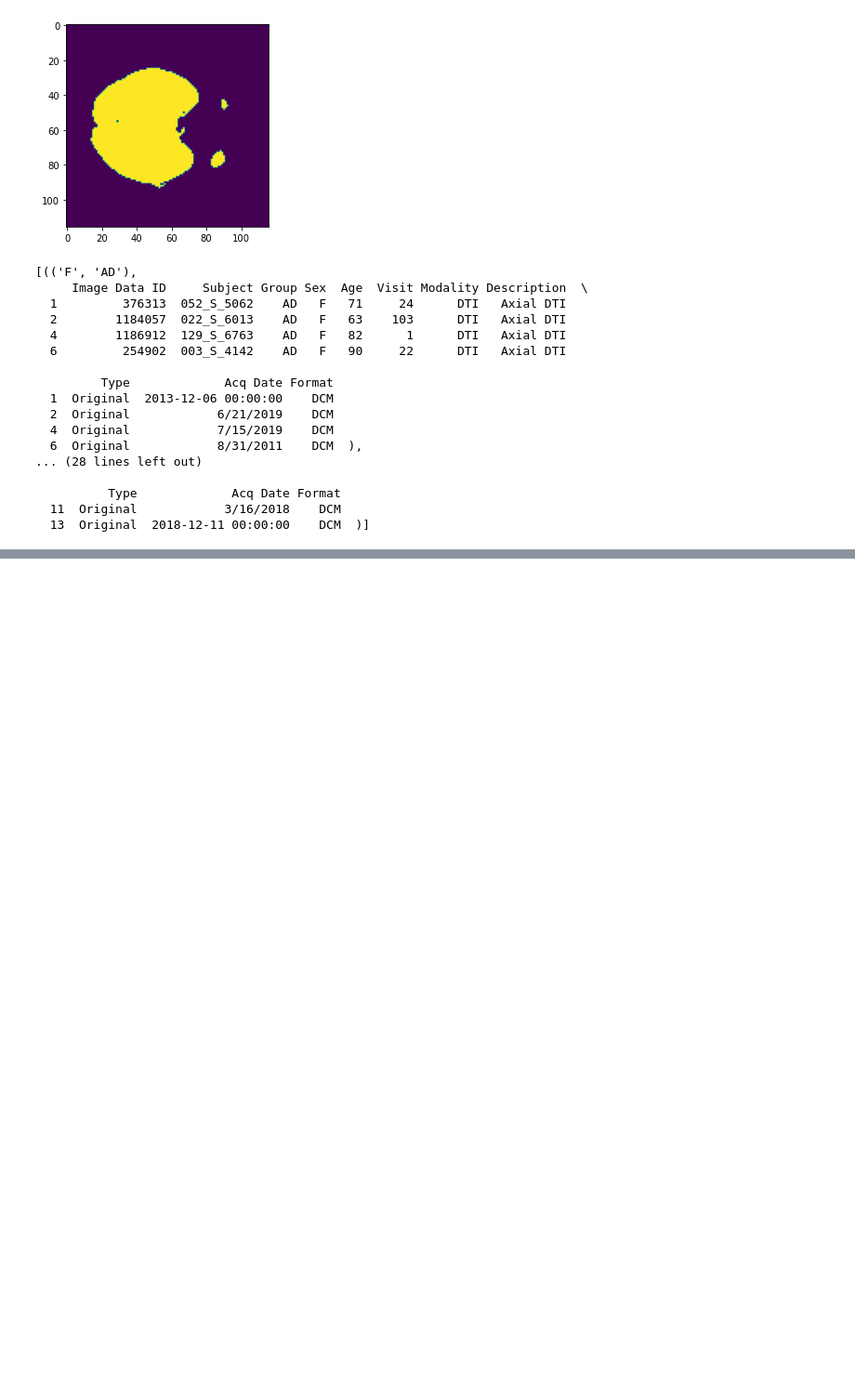
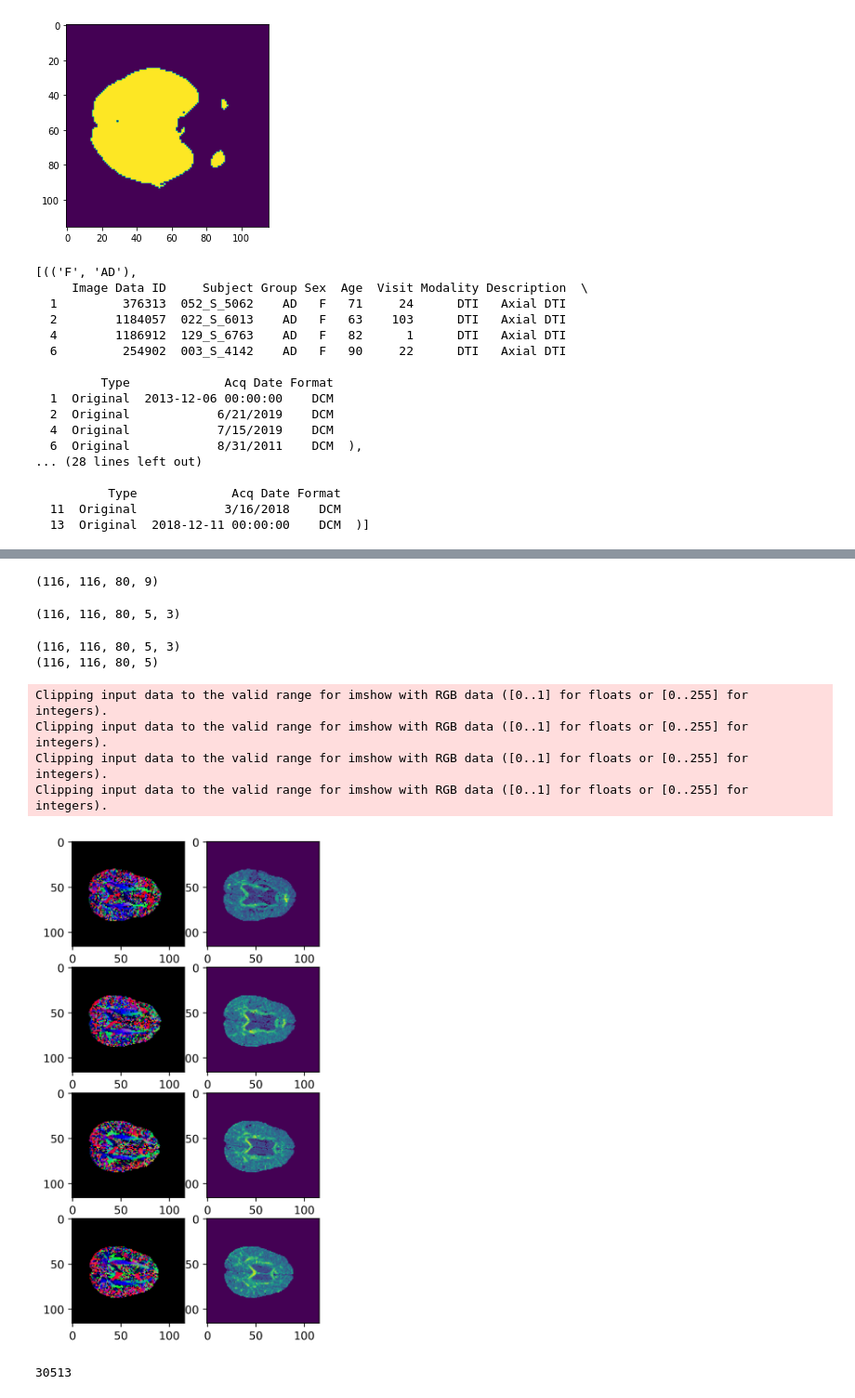
Before and after one commit to lucaswzyk/cpcg, a Jupyter notebook: csd_processing_pipeline.ipynb, the cells around one changed output, grey strips where cells are left out. Shown: that part at 93% size. Drawn from its saved outputs; the diff is of its cells as text; code cells hidden in the pictures; blank space fills up the shorter version.

```diff
--- a/csd_processing_pipeline.ipynb
+++ b/csd_processing_pipeline.ipynb
@@ -152,0 +225,30 @@ csd_f = list(pipeline_f)
+# %%
+for_tractsect = load_nifti(r"F:\Uni\master\teamproject\peaks\003_S_4136_scaled_3.nii.gz")[0]
+for_tractsect.shape
+# %% [output]
+(116, 116, 80, 9)
+# %%
+directions = load_nifti(r"F:\Uni\master\teamproject\peaks\022_S_6013_dir.nii.gz")[0]
+values = load_nifti(r"F:\Uni\master\teamproject\peaks\022_S_6013_val.nii.gz")[0]
+# %%
+scaled = directions * np.repeat(np.expand_dims(values, -1), 3, -1)
+scaled.shape
+# %% [output]
+(116, 116, 80, 5, 3)
+# %%
+print(directions.shape)
+print(values.shape)
+# %% [output]
+(116, 116, 80, 5, 3)
+(116, 116, 80, 5)
+# %%
+fig, axs = plt.subplots(4,2, dpi=200, figsize=(4,8))
+for i in range(4):
+    axs[i,0].imshow(directions[:, :, 41+2*i, 0], interpolation='nearest', aspect='auto')
+    axs[i,1].imshow(values[:, :, 41+2*i, 0],interpolation='nearest', aspect='auto')
+# %% [output]
+Clipping input data to the valid range for imshow with RGB data ([0..1] for floats or [0..255] for integers).
+Clipping input data to the valid range for imshow with RGB data ([0..1] for floats or [0..255] for integers).
+Clipping input data to the valid range for imshow with RGB data ([0..1] for floats or [0..255] for integers).
+Clipping input data to the valid range for imshow with RGB data ([0..1] for floats or [0..255] for integers).
+[figure, added]
@@ -152,0 +257,4 @@ csd_f = list(pipeline_f)
+# %%
+np.isnan(x)[np.isnan(x)].size
+# %% [output]
+30513
```
Also changed, not shown: parts of 41 cells of this notebook.
